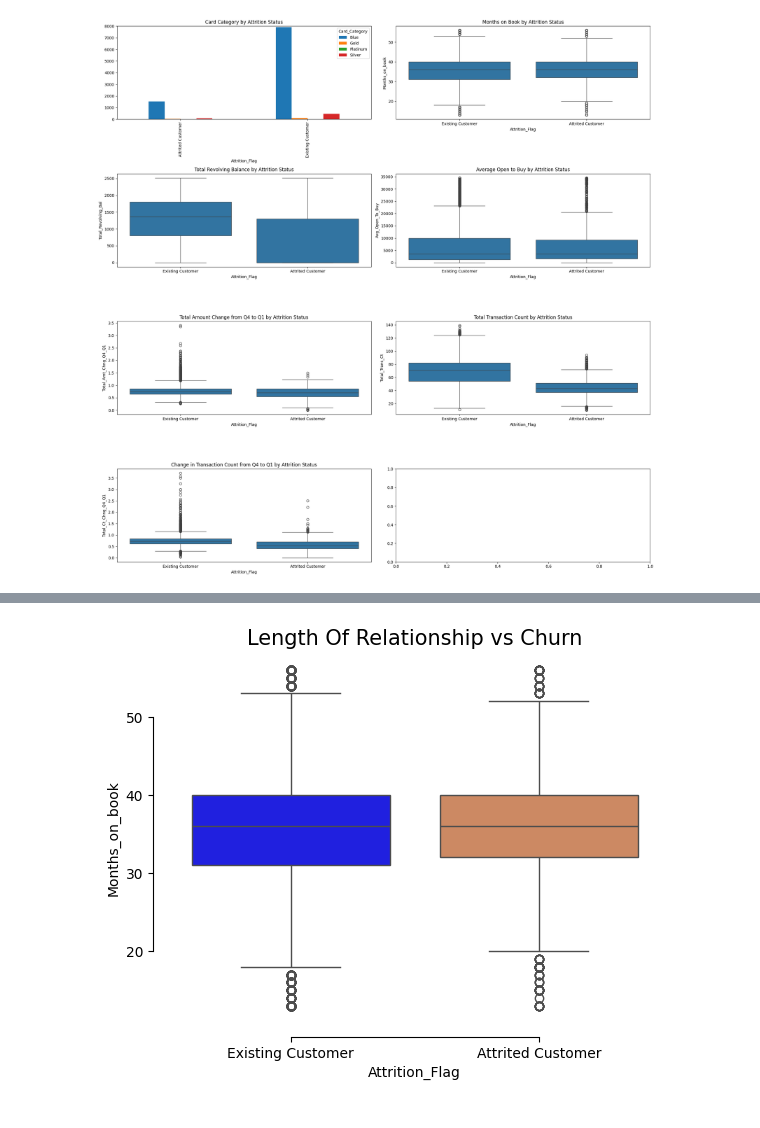
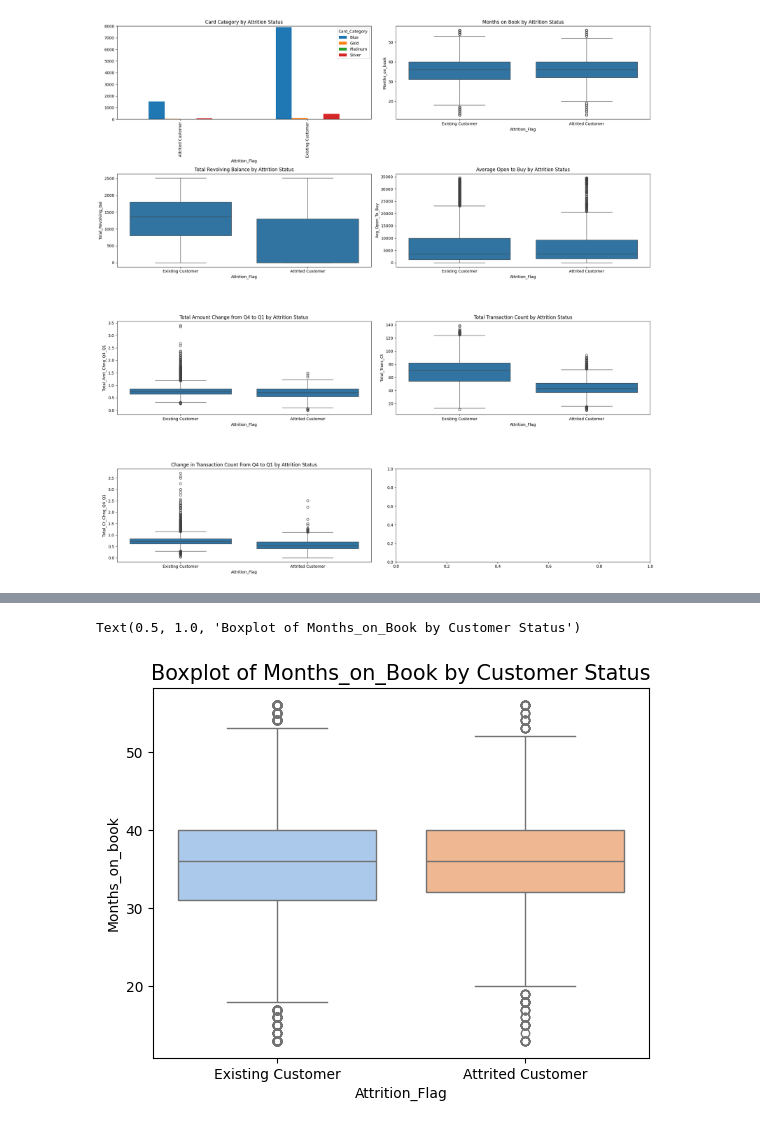
Before and after one commit to geneeol/data-analysis, a Jupyter notebook: bank_churn.ipynb, the cells around one changed output, grey strips where cells are left out. Saved outputs shown, nothing was run; the diff lists cells and outputs as text; code cells hidden in the pictures.

```diff
--- a/bank_churn.ipynb
+++ b/bank_churn.ipynb
@@ -293,7 +299,7 @@ plot_compare("Months_on_book", "Length of relationship")
 # %%
 sns.boxplot(x="Attrition_Flag", y="Months_on_book",
-            hue="Attrition_Flag", palette=["b", "#DD8452"],
-            data=df).set_title("Length Of Relationship vs Churn", fontsize=15)
-sns.despine(offset=10, trim=True)
+            hue="Attrition_Flag", palette='pastel',
+            data=df).set_title("Boxplot of Months_on_Book by Customer Status", fontsize=15)
 # %% [output]
+Text(0.5, 1.0, 'Boxplot of Months_on_Book by Customer Status')
-[figure, old version]
+[figure, new version]
```
Also changed, not shown: parts of 27 cells of this notebook.
